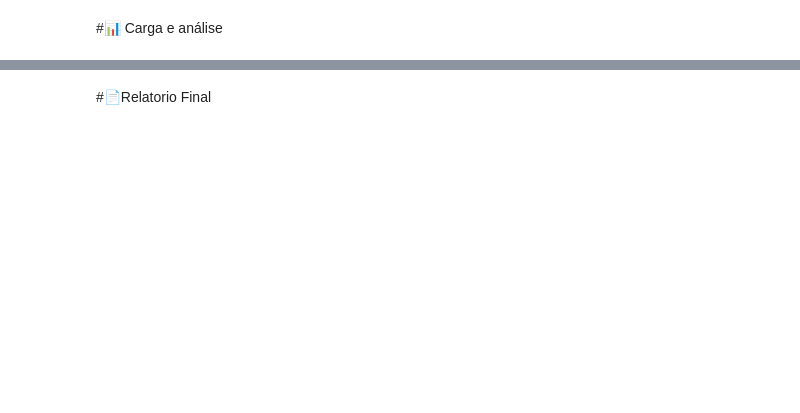
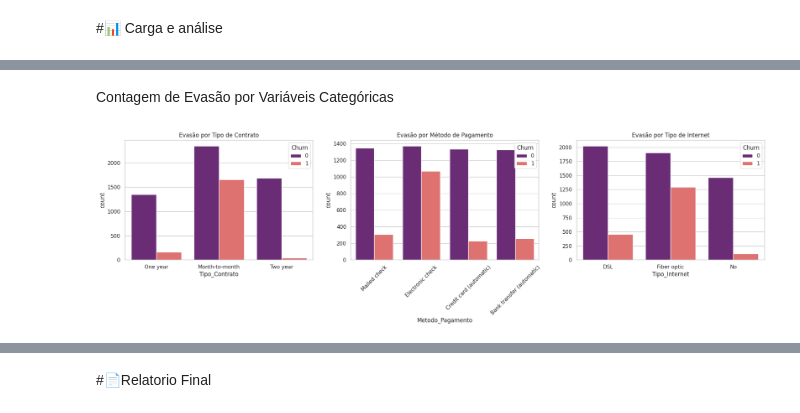
Before and after one commit to FariasLeonardo/telecom-x-etl, a Jupyter notebook: Telecom_X_etl.ipynb, the cells around one changed output, grey strips where cells are left out. Saved outputs shown, nothing was run; the diff lists cells and outputs as text; code cells hidden in the pictures; blank space fills up the shorter version.

```diff
--- a/Telecom_X_etl.ipynb
+++ b/Telecom_X_etl.ipynb
@@ -44,0 +312,23 @@ memory usage: 340.8+ KB
+# %% [markdown]
+Contagem de Evasão por Variáveis Categóricas
+# %%
+# Configurando o layout para 3 gráficos
+fig, axes = plt.subplots(1, 3, figsize=(20, 6))
+
+# 1. Churn por Tipo de Contrato (O "Vilão" nº 1)
+sns.countplot(x='Tipo_Contrato', hue='Churn', data=df_final, ax=axes[0], palette='magma')
+axes[0].set_title('Evasão por Tipo de Contrato')
+
+# 2. Churn por Método de Pagamento (Fator operacional)
+sns.countplot(x='Metodo_Pagamento', hue='Churn', data=df_final, ax=axes[1], palette='magma')
+axes[1].tick_params(axis='x', rotation=45)
+axes[1].set_title('Evasão por Método de Pagamento')
+
+# 3. Churn por Internet (Qualidade do serviço)
+sns.countplot(x='Tipo_Internet', hue='Churn', data=df_final, ax=axes[2], palette='magma')
+axes[2].set_title('Evasão por Tipo de Internet')
+
+plt.tight_layout()
+plt.show()
+# %% [output]
+[figure, added]
```
Also changed, not shown: parts of 39 cells of this notebook.
